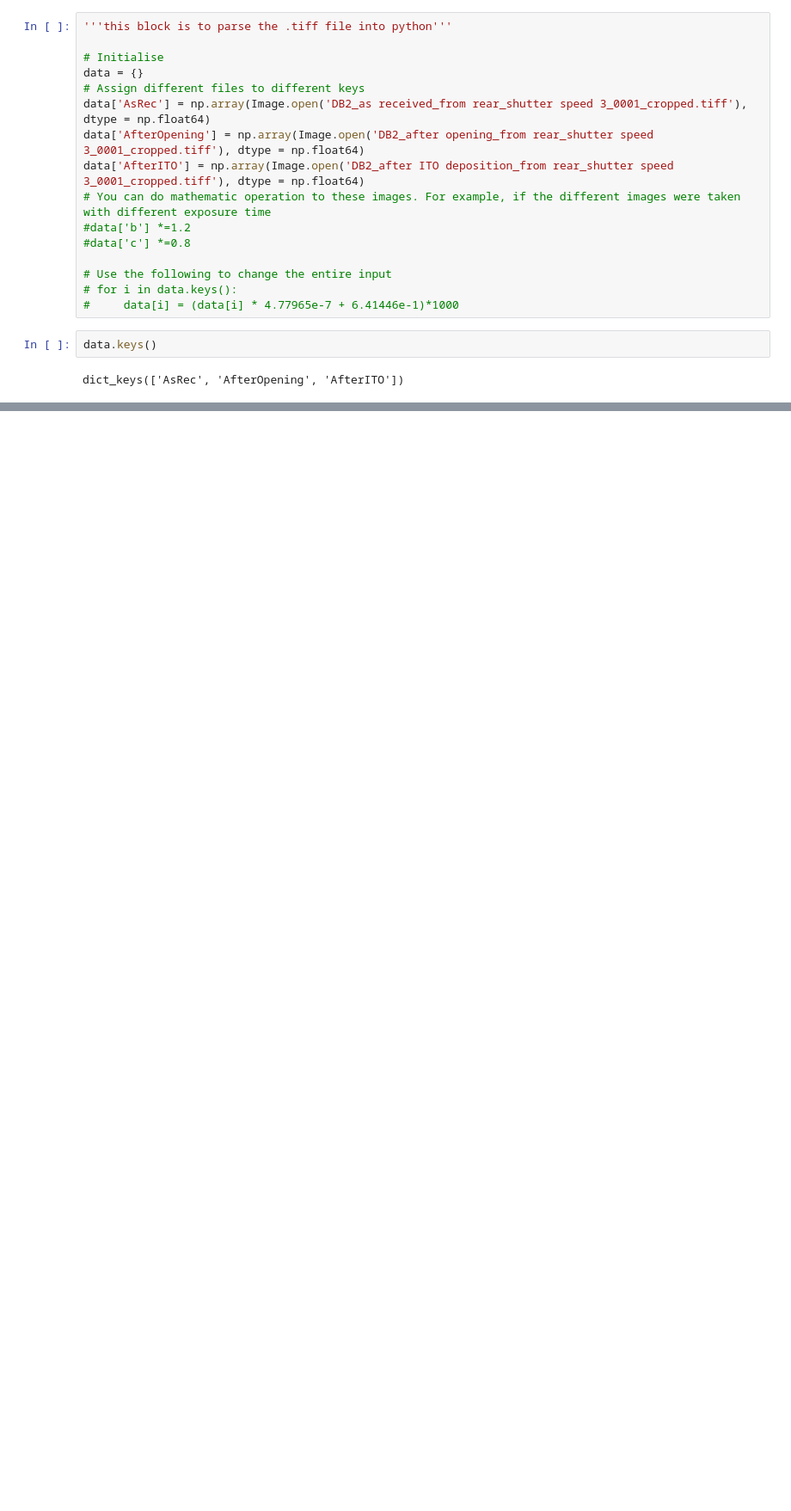
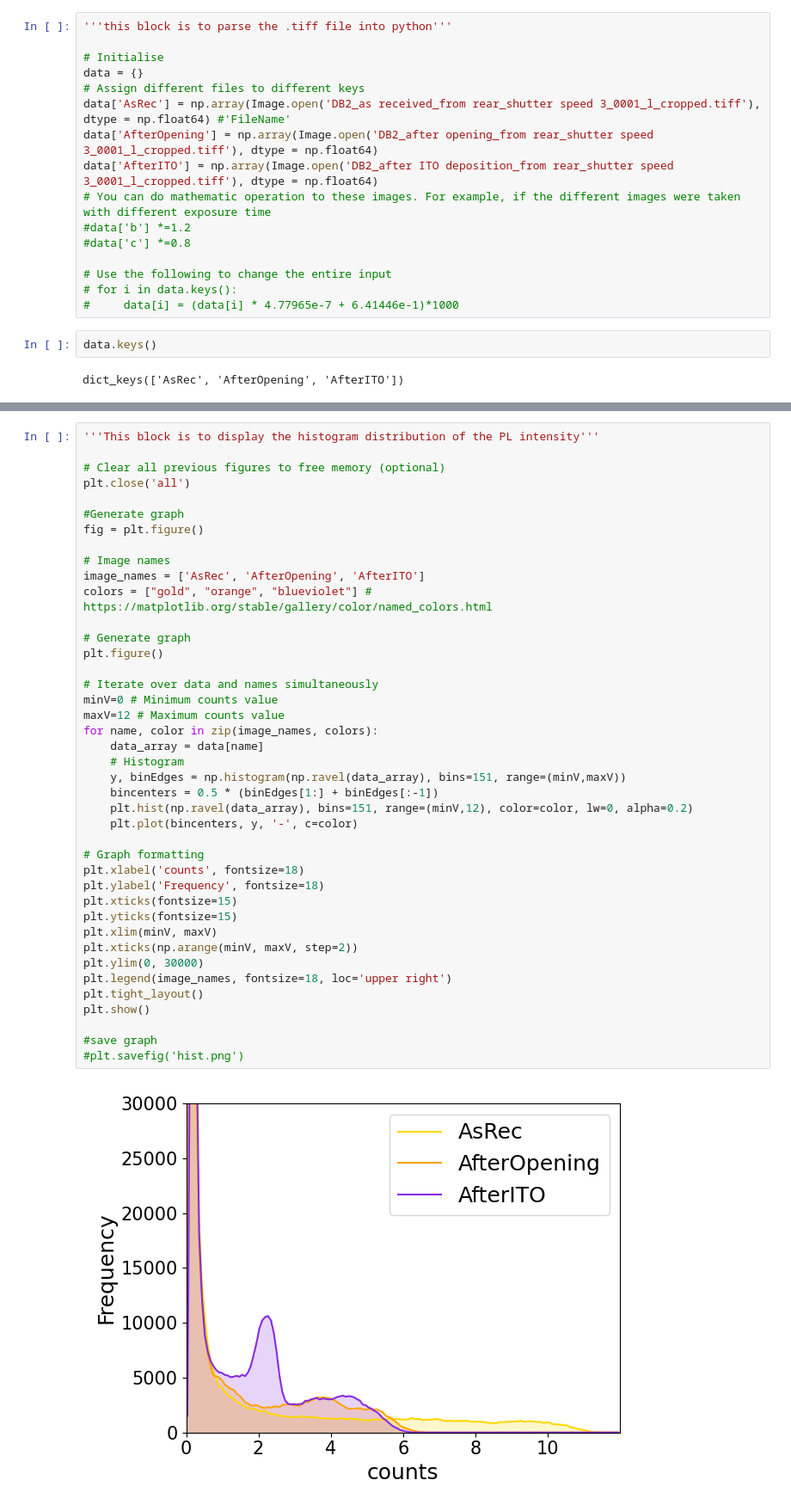
Before and after one commit to shioris189/PV, a Jupyter notebook: PL_Analysis_share.ipynb, the cells around one changed output, grey strips where cells are left out. Shown at 86% size. Cells and saved outputs as stored; diff of their text form; blank space fills up the shorter version.

```diff
--- a/PL_Analysis_share.ipynb
+++ b/PL_Analysis_share.ipynb
@@ -93,9 +93,9 @@ for file in mydir.glob('*.nef'):
 # Initialise
 data = {}
 # Assign different files to different keys
-data['AsRec'] = np.array(Image.open('DB2_as received_from rear_shutter speed 3_0001_cropped.tiff'), dtype = np.float64)
-data['AfterOpening'] = np.array(Image.open('DB2_after opening_from rear_shutter speed 3_0001_cropped.tiff'), dtype = np.float64)
-data['AfterITO'] = np.array(Image.open('DB2_after ITO deposition_from rear_shutter speed 3_0001_cropped.tiff'), dtype = np.float64)
+data['AsRec'] = np.array(Image.open('DB2_as received_from rear_shutter speed 3_0001_l_cropped.tiff'), dtype = np.float64) #'FileName'
+data['AfterOpening'] = np.array(Image.open('DB2_after opening_from rear_shutter speed 3_0001_l_cropped.tiff'), dtype = np.float64)
+data['AfterITO'] = np.array(Image.open('DB2_after ITO deposition_from rear_shutter speed 3_0001_l_cropped.tiff'), dtype = np.float64)
 # You can do mathematic operation to these images. For example, if the different images were taken with different exposure time
 #data['b'] *=1.2
 #data['c'] *=0.8
@@ -147,2 +149,45 @@ plt.show()
 # %% [output]
 [figure]
+# %%
+'''This block is to display the histogram distribution of the PL intensity'''
+
+# Clear all previous figures to free memory (optional)
+plt.close('all')
+
+#Generate graph
+fig = plt.figure()
+
+# Image names
+image_names = ['AsRec', 'AfterOpening', 'AfterITO']
+colors = ["gold", "orange", "blueviolet"] # https://matplotlib.org/stable/gallery/color/named_colors.html
+
+# Generate graph
+plt.figure()
+
+# Iterate over data and names simultaneously
+minV=0 # Minimum counts value
+maxV=12 # Maximum counts value
+for name, color in zip(image_names, colors):
+    data_array = data[name]
+    # Histogram
+    y, binEdges = np.histogram(np.ravel(data_array), bins=151, range=(minV,maxV))
+    bincenters = 0.5 * (binEdges[1:] + binEdges[:-1])
+    plt.hist(np.ravel(data_array), bins=151, range=(minV,12), color=color, lw=0, alpha=0.2)
+    plt.plot(bincenters, y, '-', c=color)
+
+# Graph formatting
+plt.xlabel('counts', fontsize=18)
+plt.ylabel('Frequency', fontsize=18)
+plt.xticks(fontsize=15)
+plt.yticks(fontsize=15)
+plt.xlim(minV, maxV)
+plt.xticks(np.arange(minV, maxV, step=2))
+plt.ylim(0, 30000)
+plt.legend(image_names, fontsize=18, loc='upper right')
+plt.tight_layout()
+plt.show()
+
+#save graph
+#plt.savefig('hist.png')
+# %% [output]
+[figure, added]
```
Also changed, not shown: parts of 3 cells of this notebook.
